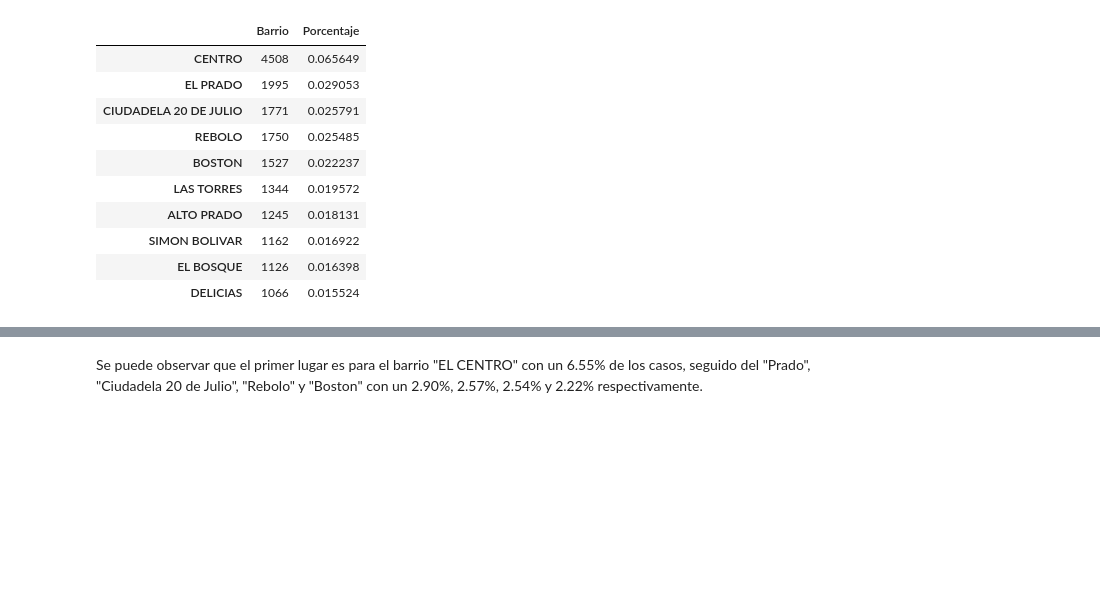
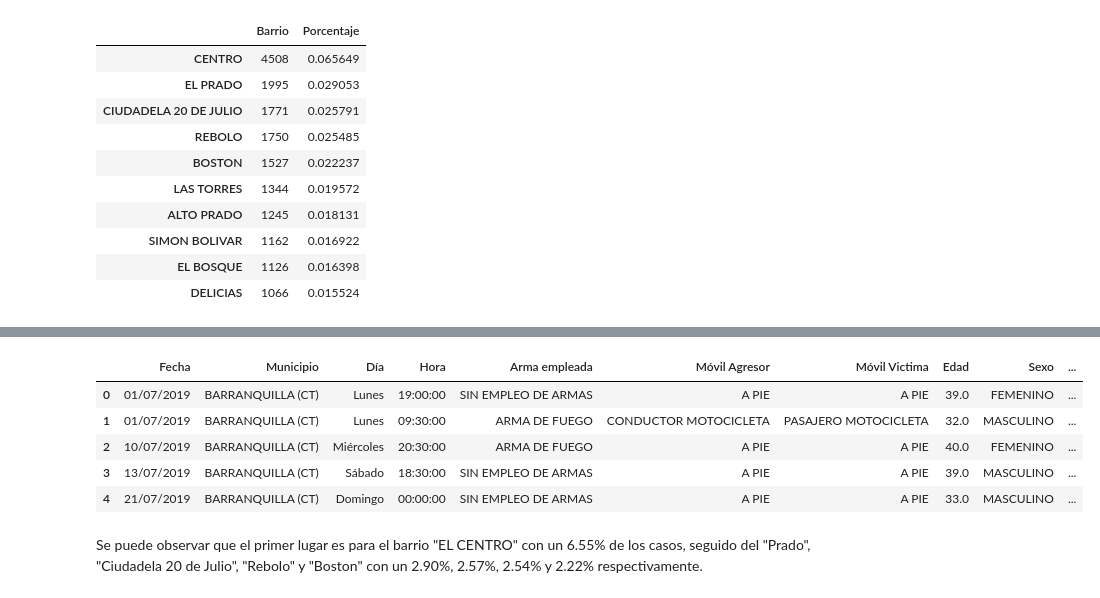
Before and after one commit to jorarcar/theft_project, a Jupyter notebook: Data_QA_EDA_Thefts.ipynb, the cells around one changed output, grey strips where cells are left out. Drawn from its saved outputs; the diff is of its cells as text; code cells hidden in the pictures; blank space fills up the shorter version.

```diff
--- a/Data_QA_EDA_Thefts.ipynb
+++ b/Data_QA_EDA_Thefts.ipynb
@@ -674,5 +692,15 @@ barrio_dist.head(10)
 # %%
 df.to_csv("df_merged_clean.csv", index=False)
+# %%
+df = pd.read_csv("df_merged_clean.csv")
+df.head()
+# %% [output]
+|  | Fecha | Municipio | Día | Hora | Arma empleada | Móvil Agresor | Móvil Victima | Edad | Sexo | ... |
+| 0 | 01/07/2019 | BARRANQUILLA (CT) | Lunes | 19:00:00 | SIN EMPLEO DE ARMAS | A PIE | A PIE | 39.0 | FEMENINO | ... |
+| 1 | 01/07/2019 | BARRANQUILLA (CT) | Lunes | 09:30:00 | ARMA DE FUEGO | CONDUCTOR MOTOCICLETA | PASAJERO MOTOCICLETA | 32.0 | MASCULINO | ... |
+| 2 | 10/07/2019 | BARRANQUILLA (CT) | Miércoles | 20:30:00 | ARMA DE FUEGO | A PIE | A PIE | 40.0 | FEMENINO | ... |
+| 3 | 13/07/2019 | BARRANQUILLA (CT) | Sábado | 18:30:00 | SIN EMPLEO DE ARMAS | A PIE | A PIE | 39.0 | MASCULINO | ... |
+| 4 | 21/07/2019 | BARRANQUILLA (CT) | Domingo | 00:00:00 | SIN EMPLEO DE ARMAS | A PIE | A PIE | 33.0 | MASCULINO | ... |
 # %% [markdown]
 Se puede observar que el primer lugar es para el barrio "EL CENTRO" con un 6.55% de los casos, seguido del "Prado", "Ciudadela 20 de Julio", "Rebolo" y "Boston" con un 2.90%, 2.57%, 2.54% y 2.22% respectivamente.
 # %%
```
Also changed, not shown: parts of 8 cells of this notebook, 2 other files.
